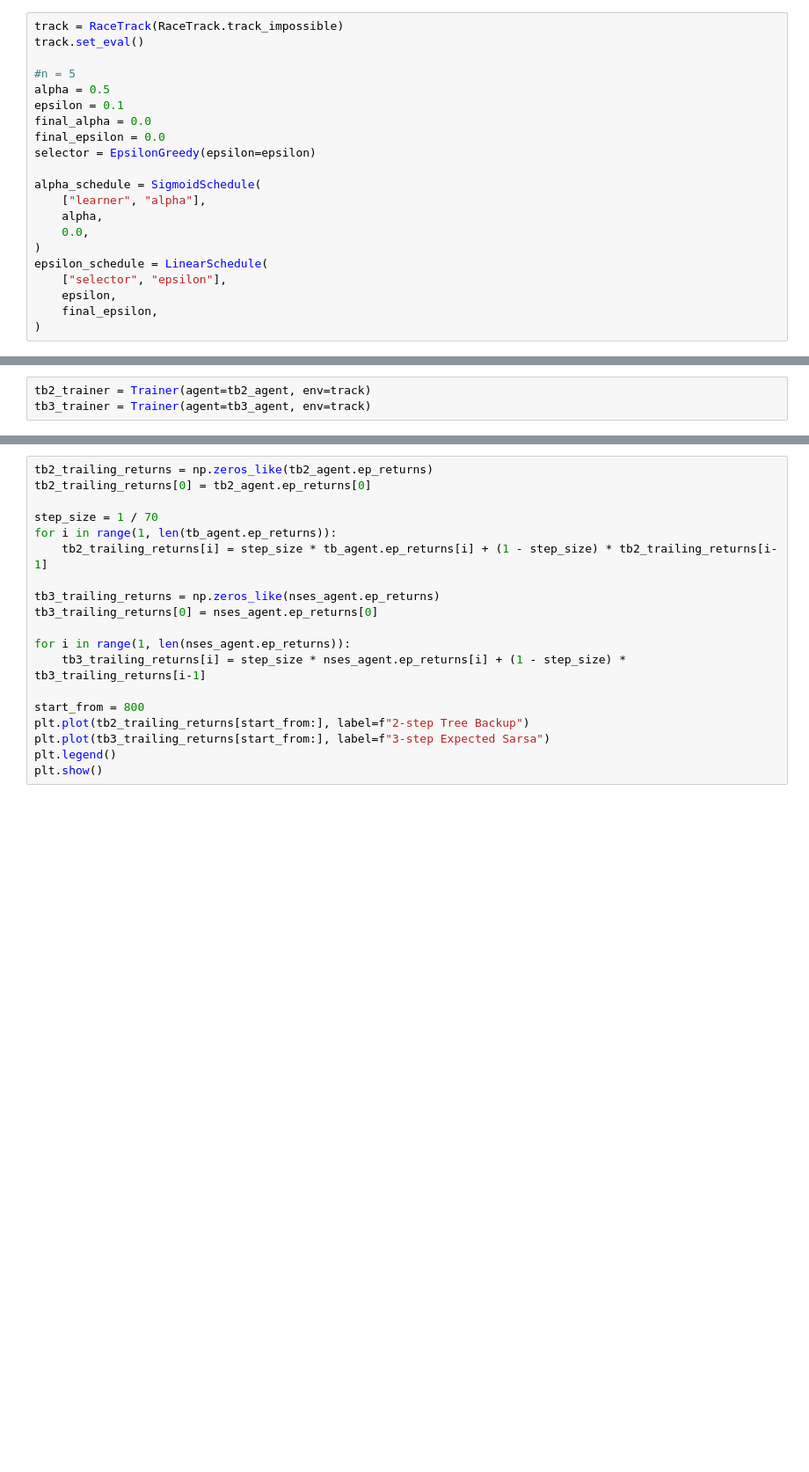
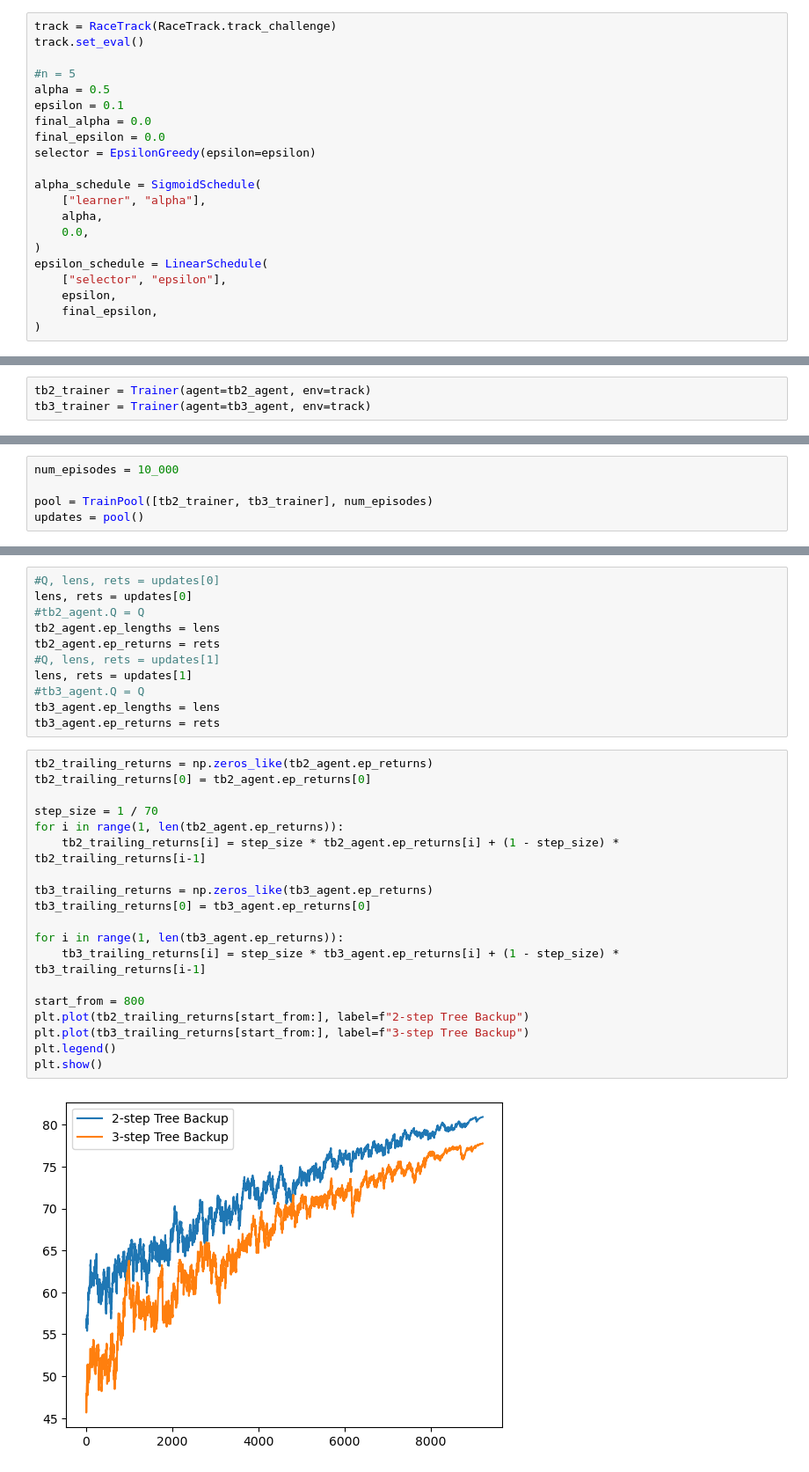
Before and after one commit to Fittiboy/journey, a Jupyter notebook: 999 - New agents testing.ipynb, the cells around one changed output, grey strips where cells are left out. Shown at 88% size. Cells and saved outputs as stored; diff of their text form; blank space fills up the shorter version.

```diff
--- a/999 - New agents testing.ipynb
+++ b/999 - New agents testing.ipynb
@@ -10,5 +11,5 @@ from IPython.display import Image
 # %%
-track = RaceTrack(RaceTrack.track_impossible)
+track = RaceTrack(RaceTrack.track_challenge)
 track.set_eval()
 
 #n = 5
@@ -69,0 +59,5 @@ with Pool(2) as p:
+# %%
+num_episodes = 10_000
+
+pool = TrainPool([tb2_trainer, tb3_trainer], num_episodes)
+updates = pool()
@@ -70,19 +69,32 @@ with Pool(2) as p:
+# %%
+#Q, lens, rets = updates[0]
+lens, rets = updates[0]
+#tb2_agent.Q = Q
+tb2_agent.ep_lengths = lens
+tb2_agent.ep_returns = rets
+#Q, lens, rets = updates[1]
+lens, rets = updates[1]
+#tb3_agent.Q = Q
+tb3_agent.ep_lengths = lens
+tb3_agent.ep_returns = rets
 # %%
 tb2_trailing_returns = np.zeros_like(tb2_agent.ep_returns)
 tb2_trailing_returns[0] = tb2_agent.ep_returns[0]
 
 step_size = 1 / 70
-for i in range(1, len(tb_agent.ep_returns)):
-    tb2_trailing_returns[i] = step_size * tb_agent.ep_returns[i] + (1 - step_size) * tb2_trailing_returns[i-1]
+for i in range(1, len(tb2_agent.ep_returns)):
+    tb2_trailing_returns[i] = step_size * tb2_agent.ep_returns[i] + (1 - step_size) * tb2_trailing_returns[i-1]
 
-tb3_trailing_returns = np.zeros_like(nses_agent.ep_returns)
-tb3_trailing_returns[0] = nses_agent.ep_returns[0]
+tb3_trailing_returns = np.zeros_like(tb3_agent.ep_returns)
+tb3_trailing_returns[0] = tb3_agent.ep_returns[0]
 
-for i in range(1, len(nses_agent.ep_returns)):
-    tb3_trailing_returns[i] = step_size * nses_agent.ep_returns[i] + (1 - step_size) * tb3_trailing_returns[i-1]
+for i in range(1, len(tb3_agent.ep_returns)):
+    tb3_trailing_returns[i] = step_size * tb3_agent.ep_returns[i] + (1 - step_size) * tb3_trailing_returns[i-1]
 
 start_from = 800
 plt.plot(tb2_trailing_returns[start_from:], label=f"2-step Tree Backup")
-plt.plot(tb3_trailing_returns[start_from:], label=f"3-step Expected Sarsa")
+plt.plot(tb3_trailing_returns[start_from:], label=f"3-step Tree Backup")
 plt.legend()
 plt.show()
+# %% [output]
+[figure, added]
```
Also changed, not shown: parts of 8 cells of this notebook, 10 other files.
